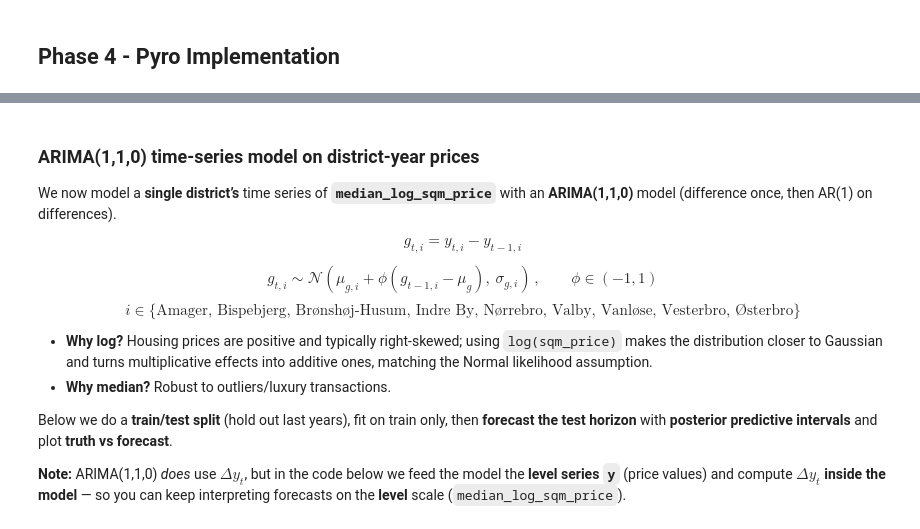
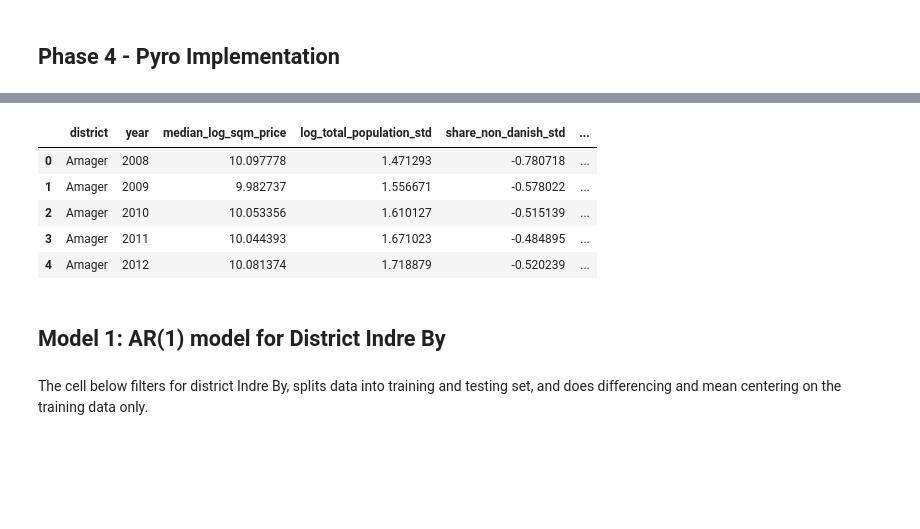
Before and after one commit to ursulailves/modelML_project, a Jupyter notebook: CPH_HousingPriceModel.ipynb, the cells around one changed output, grey strips where cells are left out. Saved outputs shown, nothing was run; the diff lists cells and outputs as text; code cells hidden in the pictures; blank space fills up the shorter version.

```diff
--- a/CPH_HousingPriceModel.ipynb
+++ b/CPH_HousingPriceModel.ipynb
@@ -1935,3 +1941,13 @@ Consider removing, combining, or rethinking highly redundant features.
+# %%
+#Inspecting first 5 rows of dataframe
+model_panel_restricted_withfeatures.head()
+# %% [output]
+|  | district | year | median_log_sqm_price | log_total_population_std | share_non_danish_std | ... |
+| 0 | Amager | 2008 | 10.097778 | 1.471293 | -0.780718 | ... |
+| 1 | Amager | 2009 | 9.982737 | 1.556671 | -0.578022 | ... |
+| 2 | Amager | 2010 | 10.053356 | 1.610127 | -0.515139 | ... |
+| 3 | Amager | 2011 | 10.044393 | 1.671023 | -0.484895 | ... |
+| 4 | Amager | 2012 | 10.081374 | 1.718879 | -0.520239 | ... |
 # %%
 import pyro
 import pyro.distributions as dist
@@ -1950,24 +1969,7 @@ from pyro.infer import Predictive
 with open('data/cleaned/panel_columns.txt', 'w') as f:
     for i, col in enumerate(panel.columns, 1):
         f.write(f"{i:3d}. {col}\n")
-# %% [markdown]
-### ARIMA(1,1,0) time-series model on district-year prices
-
-We now model a **single district’s** time series of **`median_log_sqm_price`** with an **ARIMA(1,1,0)** model (difference once, then AR(1) on differences).
-
-$$
-g_{t,i} = y_{t,i} - y_{t-1, i}
-$$
-$$
-g_{t,i} \sim \mathcal{N}(\mu_{g, i} + \phi(g_{t-1,i}-\mu_g),\ \sigma_{g,i})\,,\qquad \phi\in(-1,1)
-$$
-$$
-i\in\{{\text{Amager, Bispebjerg, Brønshøj-Husum, Indre By, Nørrebro, Valby, Vanløse, Vesterbro, Østerbro}}\}
-$$
-
-- **Why log?** Housing prices are positive and typically right-skewed; using `log(sqm_price)` makes the distribution closer to Gaussian and turns multiplicative effects into additive ones, matching the Normal likelihood assumption.
-- **Why median?** Robust to outliers/luxury transactions.
-
-Below we do a **train/test split** (hold out last years), fit on train only, then **forecast the test horizon** with **posterior predictive intervals** and plot **truth vs forecast**.
-
-**Note:** ARIMA(1,1,0) *does* use $\Delta y_t$, but in the code below we feed the model the **level series `y`** (price values) and compute $\Delta y_t$ **inside the model** — so you can keep interpreting forecasts on the **level** scale (`median_log_sqm_price`).
+# %% [markdown]
+## Model 1: AR(1) model for District Indre By
+# %% [markdown]
+The cell below filters for district Indre By, splits data into training and testing set, and does differencing and mean centering on the training data only.
```
Also changed, not shown: parts of 57 cells of this notebook.
